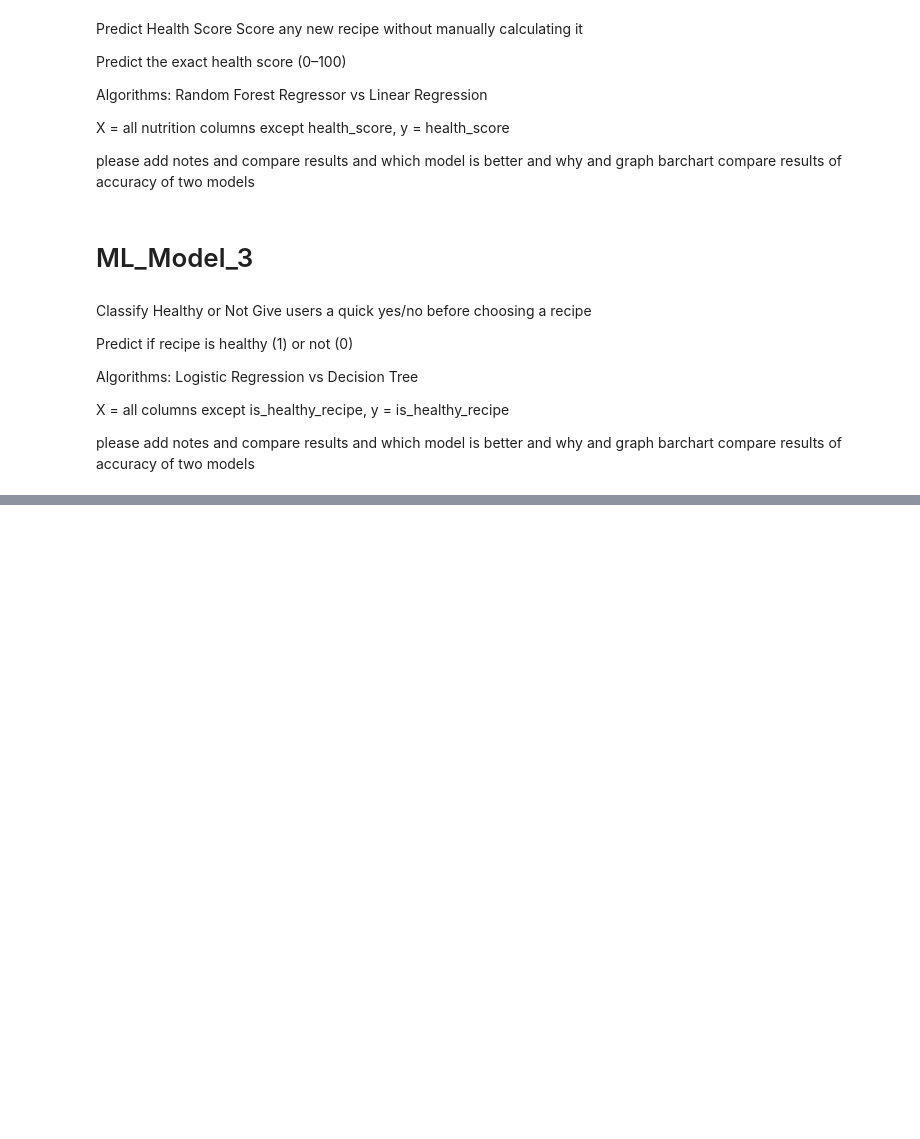
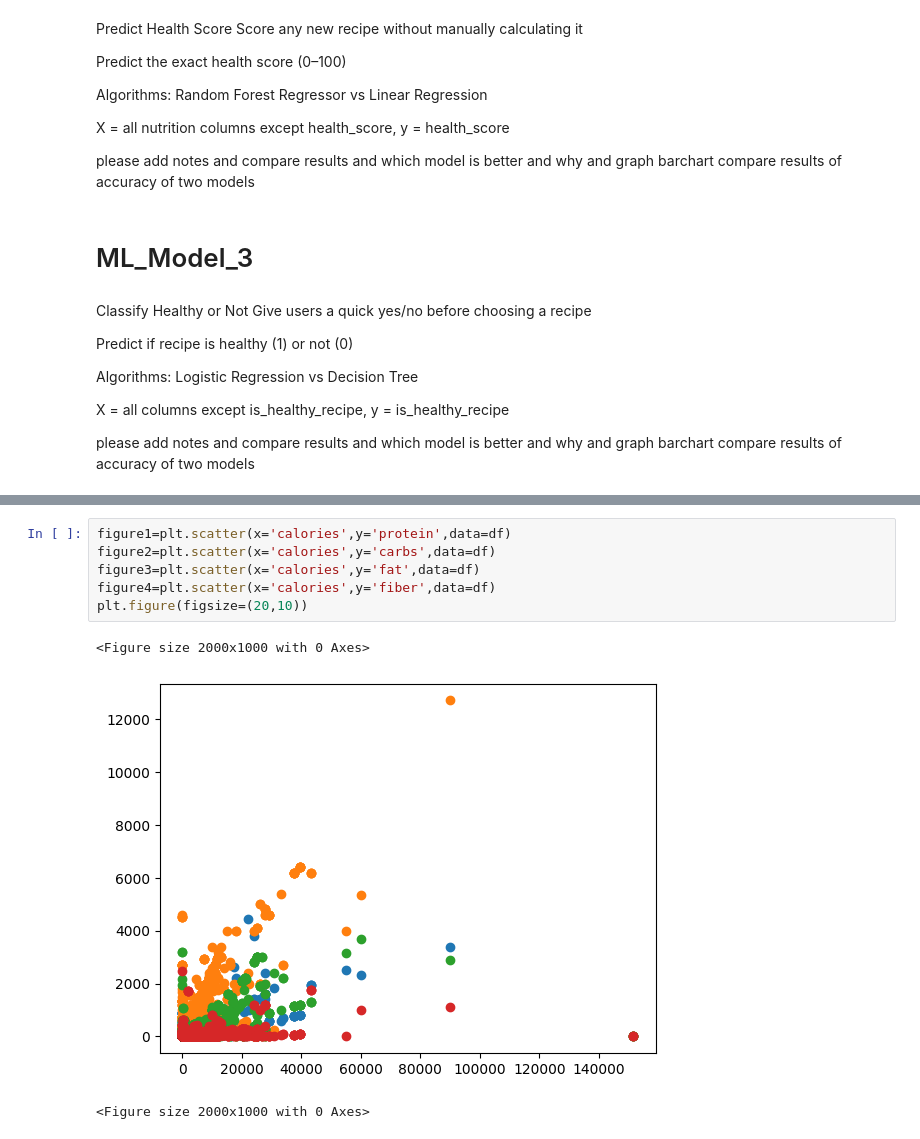
Before and after one commit to BeboNasif/DEPI-Project, a Jupyter notebook: DEPI_Phase_1.ipynb, the cells around one changed output, grey strips where cells are left out. Drawn from its saved outputs; the diff is of its cells as text; blank space fills up the shorter version.

```diff
--- a/DEPI_Phase_1.ipynb
+++ b/DEPI_Phase_1.ipynb
@@ -191,0 +220,10 @@ please add notes and compare results and which model is better and why and graph
+# %%
+figure1=plt.scatter(x='calories',y='protein',data=df)
+figure2=plt.scatter(x='calories',y='carbs',data=df)
+figure3=plt.scatter(x='calories',y='fat',data=df)
+figure4=plt.scatter(x='calories',y='fiber',data=df)
+plt.figure(figsize=(20,10))
+# %% [output]
+<Figure size 2000x1000 with 0 Axes>
+[figure, added]
+<Figure size 2000x1000 with 0 Axes>
```
Also changed, not shown: parts of 15 cells of this notebook.
